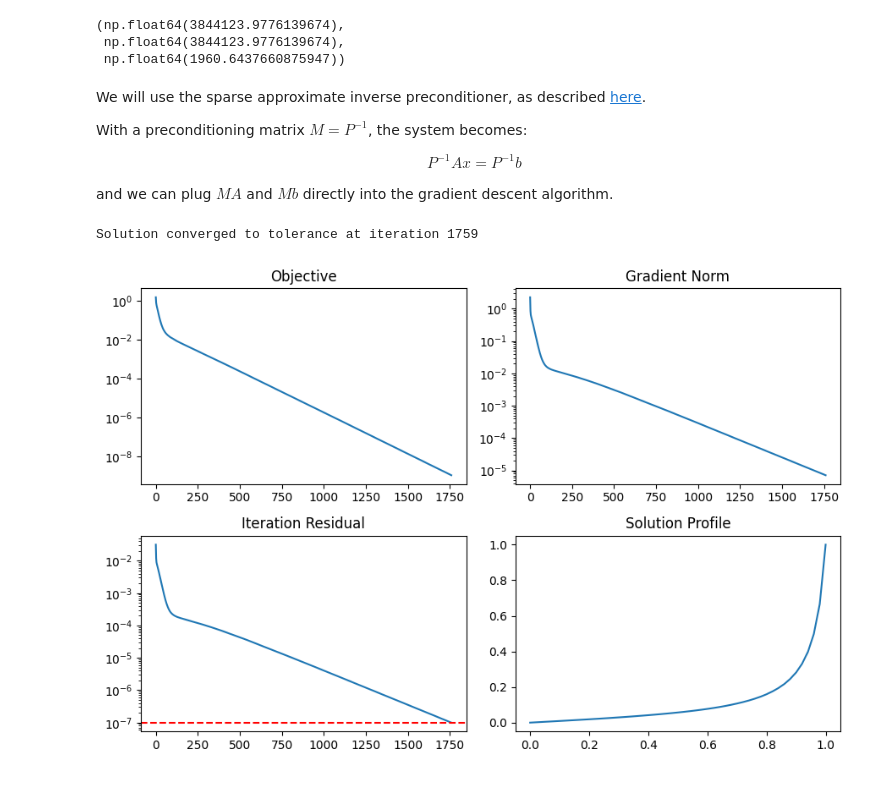
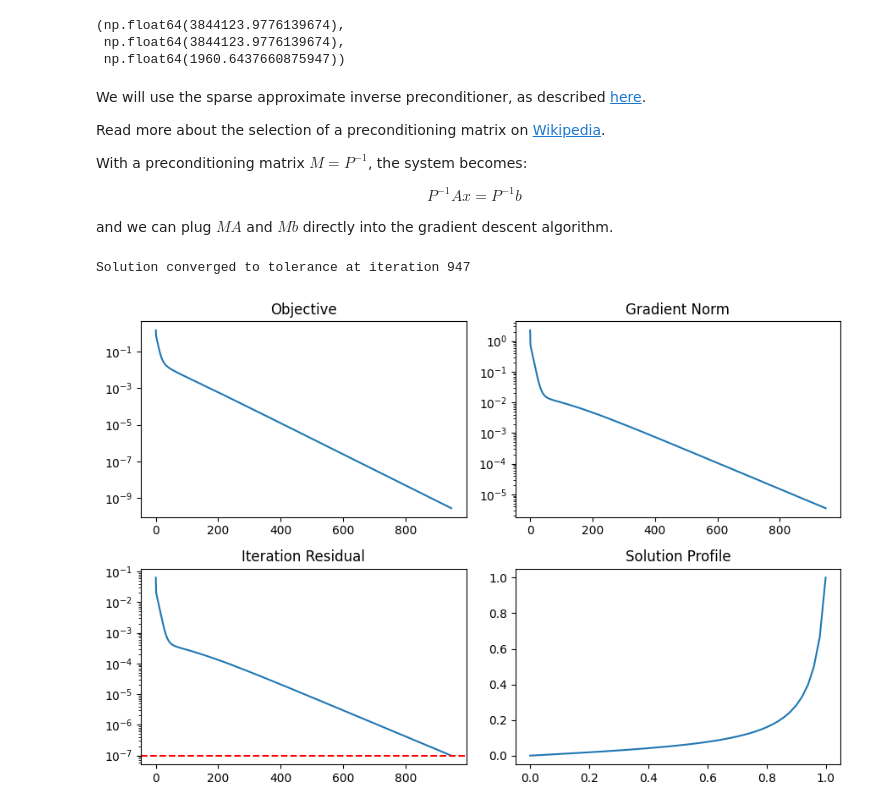
Before and after one commit to wujorgen/2d_heat_conduction, a Jupyter notebook: cfd_methods_book/burgers_eqn_system.ipynb, the cells around one changed output. Saved outputs shown, nothing was run; the diff lists cells and outputs as text; code cells hidden in the pictures.

```diff
--- a/cfd_methods_book/burgers_eqn_system.ipynb
+++ b/cfd_methods_book/burgers_eqn_system.ipynb
@@ -144,7 +144,7 @@ for itr in range(int(1e3)):
     hessian_list.append(hessian)
     # calculate update
     first_order_update = - 0.003 * grad
-    second_order_update = - 0.25 * np.linalg.inv(hessian) @ grad
+    second_order_update = - 0.3 * np.linalg.inv(hessian) @ grad
     # apply update
     if update_mode == "gradient":
         xnew = xvec + first_order_update
@@ -201,6 +201,8 @@ np.linalg.cond(hessian), np.linalg.cond(A.T @ A), np.linalg.cond(A)
  np.float64(1960.6437660875947))
 # %% [markdown]
 We will use the sparse approximate inverse preconditioner, as described [here](https://tbetcke.github.io/hpc_lecture_notes/it_solvers4.html).
+
+Read more about the selection of a preconditioning matrix on [Wikipedia](https://en.wikipedia.org/wiki/Preconditioner).
 
 With a preconditioning matrix $M = P^{-1}$, the system becomes:
 \begin{split}
@@ -232,7 +234,6 @@ def SPAI(A, m):
     return np.array(M)
 # %%
 # init guess solution
-xvec = np.random.rand(N)
 xvec = np.zeros(N)
 
 # track: obj, grad
@@ -262,34 +263,34 @@ for itr in range(int(1e4)):
     hessian = h(MA, xvec, Mb)
     hessian_list.append(hessian)
     # calculate update
-    first_order_update = - 0.1 * grad
+    first_order_update = - 0.2 * grad
     # apply update
     xnew = xvec + first_order_update
     rmse = np.sqrt(np.sum(np.mean((xnew - xvec)**2)))
     # calculate error and check convergence
     err_list.append(rmse)
     if rmse <= tol_itr:
         print("Solution converged to tolerance at iteration", itr)
         break
     # if not converged, prepare for next iteration
     xvec = xnew
 
 fig, axes = plt.subplots(2, 2, figsize=(9,6))
 
 axes[0, 0].semilogy(obj_list)
 axes[0, 0].set_title("Objective")
 
 axes[0, 1].semilogy([np.linalg.norm(item) for item in grad_list])
 axes[0, 1].set_title("Gradient Norm")
 
 axes[1, 0].semilogy(err_list)
 axes[1, 0].axhline(tol_itr, color="red", linestyle="--")
 axes[1, 0].set_title("Iteration Residual")
 
 axes[1, 1].plot(grid, xvec)
 axes[1, 1].set_title("Solution Profile")
 
 plt.tight_layout()
 # %% [output]
-Solution converged to tolerance at iteration 1759
+Solution converged to tolerance at iteration 947
-[figure, old version]
+[figure, new version]
```
Also changed, not shown: parts of 1 cell of this notebook, 3 other files.
